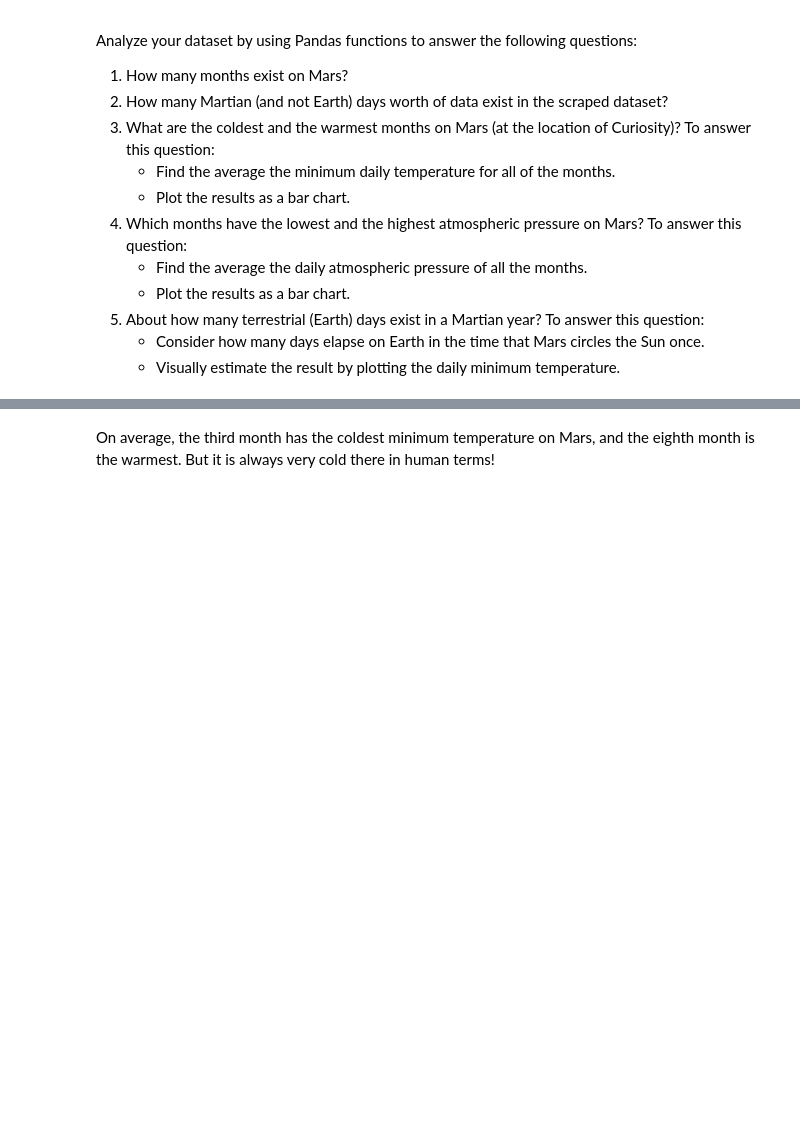
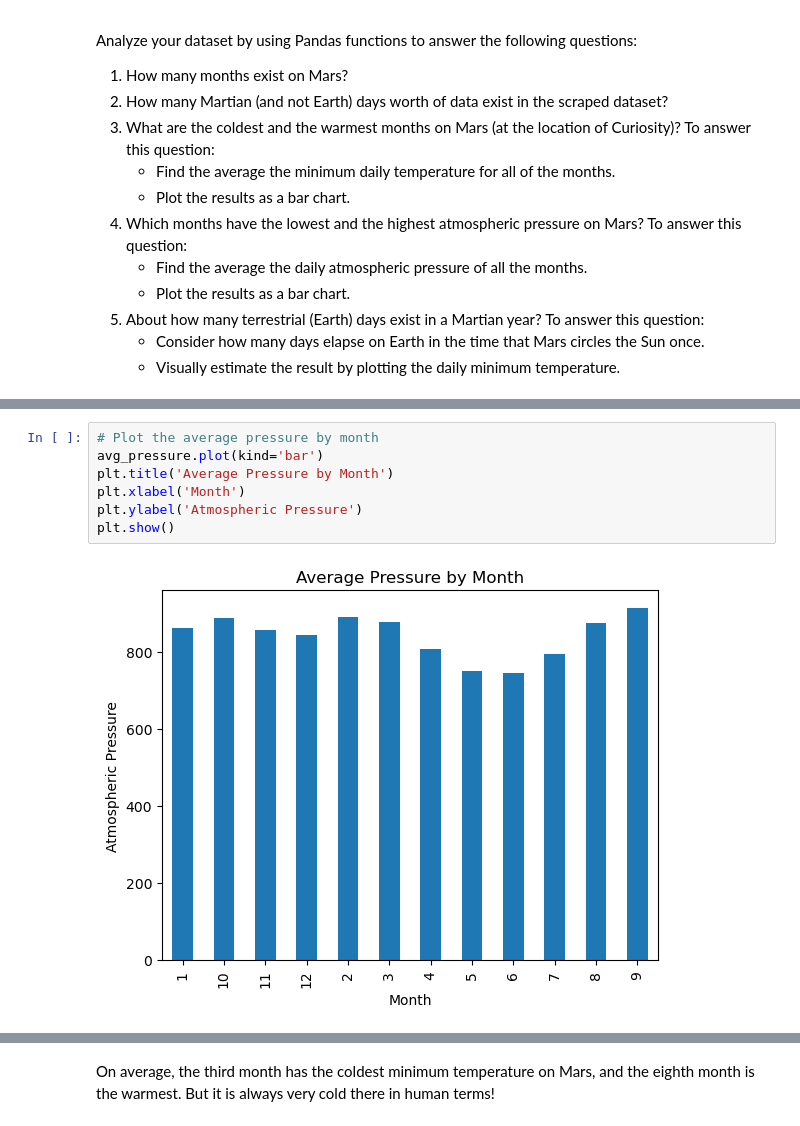
Before and after one commit to MaggieJane95/data-scraping, a Jupyter notebook: part_2_mars_weather .ipynb, the cells around one changed output, grey strips where cells are left out. Saved outputs shown, nothing was run; the diff lists cells and outputs as text; blank space fills up the shorter version.

```diff
--- a/part_2_mars_weather .ipynb
+++ b/part_2_mars_weather .ipynb
@@ -189,0 +212,9 @@ Name: pressure, dtype: float64
+# %%
+# Plot the average pressure by month
+avg_pressure.plot(kind='bar')
+plt.title('Average Pressure by Month')
+plt.xlabel('Month')
+plt.ylabel('Atmospheric Pressure')
+plt.show()
+# %% [output]
+[figure, added]
```
Also changed, not shown: parts of 17 cells of this notebook, 2 other files.
